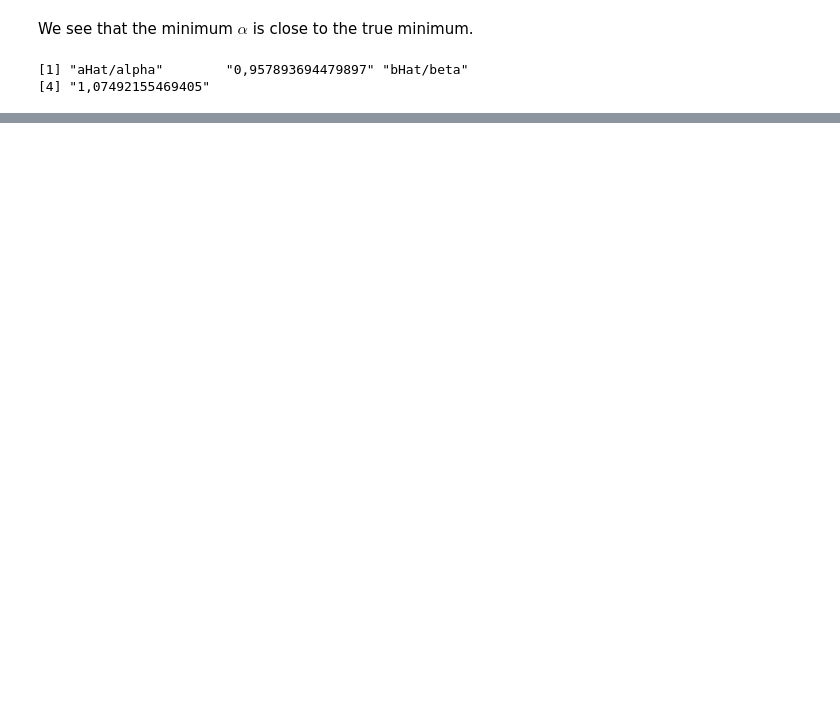
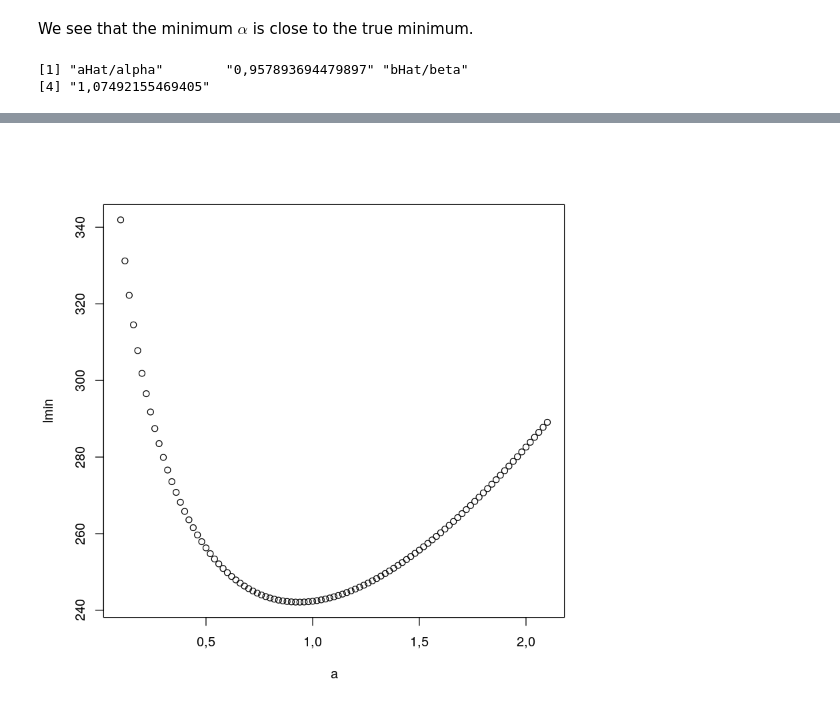
Before and after one commit to kaaja/Insc, a Jupyter notebook: w04/w04.ipynb, the cells around one changed output, grey strips where cells are left out. Cells and saved outputs as stored; diff of their text form; code cells hidden in the pictures; blank space fills up the shorter version.

```diff
--- a/w04/w04.ipynb
+++ b/w04/w04.ipynb
@@ -151,0 +166,24 @@ Here we only draw one sample, while in ex 7.9 we drew 10. However, ex 7.9 showed
+# %%
+path = 'https://www.uio.no/studier/emner/matnat/math/STK3505/h17/datasett/belgianfire.txt'
+z = scan(path)
+
+llminus = function(alpha, z){
+    betaHat = mean(z**alpha)**(1/alpha)
+    -sum(dweibull(z, alpha, betaHat, log=T)) # I think this is the log LL with optimal beta
+}
+
+
+a1 = .1
+a2 = 2.1
+a = a1 + 0:100*(a2-a1)*.01
+lmin = a
+for (i in 1:101){
+    lmin[i] = llminus(a[i], z)
+}
+plot(a, lmin)
+# THe follwing was wrong, we have no true alpha here.
+#alpha = 0.6 # Assumed, just used value from previous exercise
+#beta = 1
+#abline(v = alpha, lty=2, lwd=2)
+# %% [output]
+[figure, added]
```
Also changed, not shown: parts of 10 cells of this notebook.
